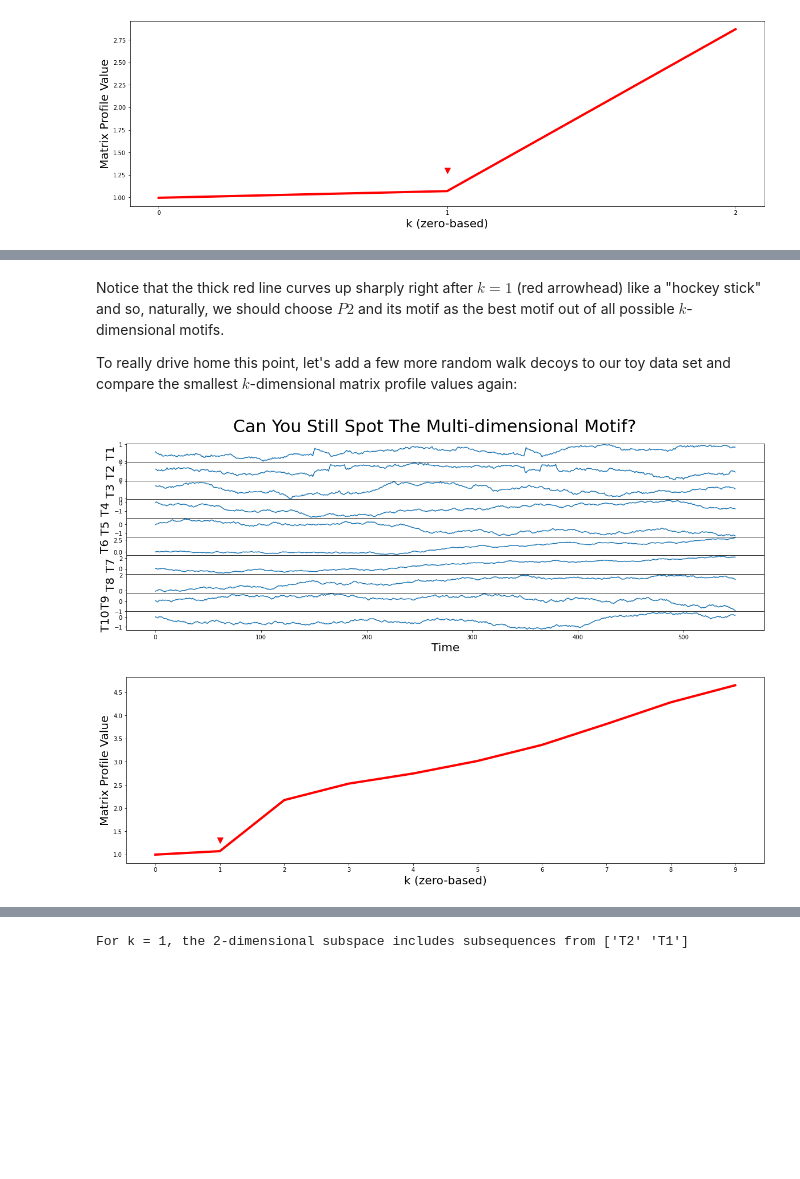
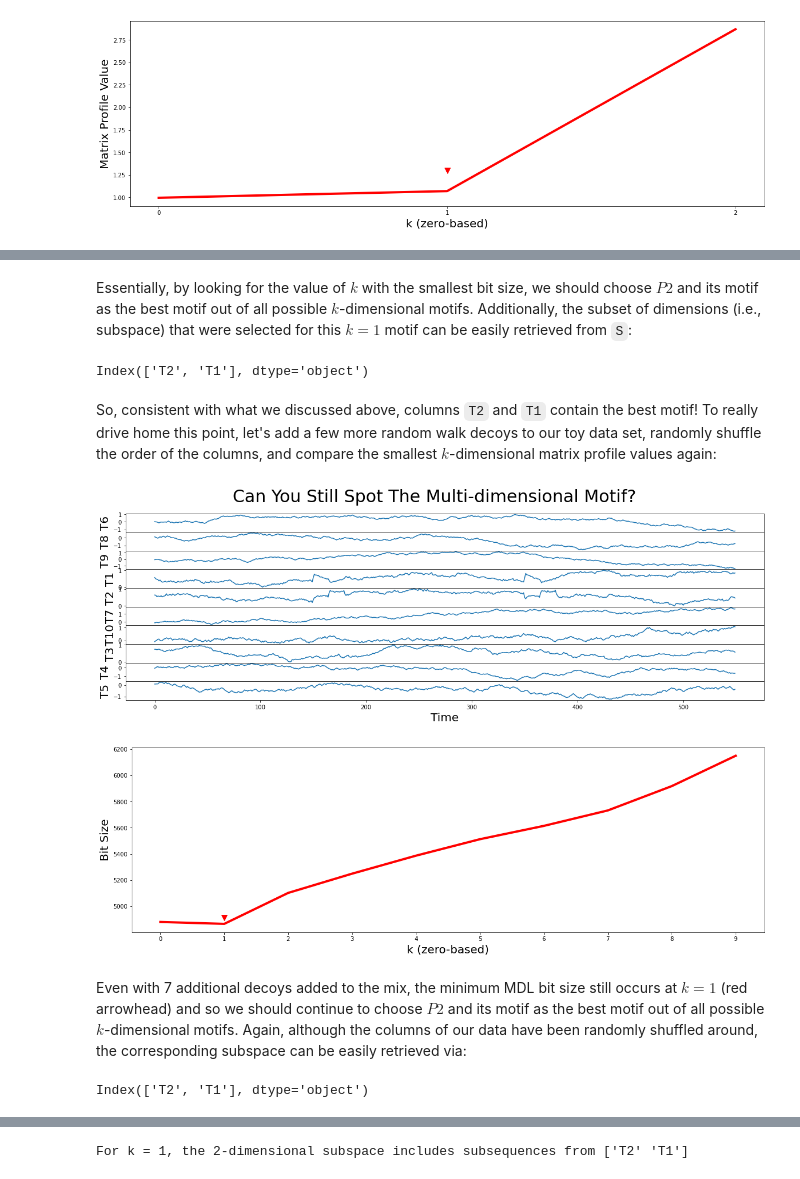
Before and after one commit to bcExpt-1123/Stumpy-python, a Jupyter notebook: docs/Tutorial_Multidimensional_Motif_Discovery.ipynb, the cells around one changed output, grey strips where cells are left out. Saved outputs shown, nothing was run; the diff lists cells and outputs as text; code cells hidden in the pictures; blank space fills up the shorter version.

Commit message:
Added MDL to Multidimensional Motif Disc. Tutorial

```diff
--- a/docs/Tutorial_Multidimensional_Motif_Discovery.ipynb
+++ b/docs/Tutorial_Multidimensional_Motif_Discovery.ipynb
@@ -199,31 +224,48 @@ plt.show()
+# %% [markdown]
+Essentially, by looking for the value of $k$ with the smallest bit size, we should choose $P2$ and its motif as the best motif out of all possible $k$-dimensional motifs. Additionally, the subset of dimensions (i.e., subspace) that were selected for this $k = 1$ motif can be easily retrieved from `S`:
+# %%
+k = np.argmin(mdl)
+print(df.columns[S[k]])
+# %% [output]
+Index(['T2', 'T1'], dtype='object')
 # %% [markdown]
-Notice that the thick red line curves up sharply right after $k = 1$ (red arrowhead) like a "hockey stick" and so, naturally, we should choose $P2$ and its motif as the best motif out of all possible $k$-dimensional motifs.
-
-To really drive home this point, let's add a few more random walk decoys to our toy data set and compare the smallest $k$-dimensional matrix profile values again:
+So, consistent with what we discussed above, columns `T2` and `T1` contain the best motif! To really drive home this point, let's add a few more random walk decoys to our toy data set, randomly shuffle the order of the columns, and compare the smallest $k$-dimensional matrix profile values again:
 # %%
 for i in range(4, 11):
     df[f'T{i}'] = np.random.uniform(0.1, -0.1, size=df.shape[0]).cumsum()
 
+df = df.sample(frac=1, axis="columns")  # Randomly shuffle the columns
+
 fig, axs = plt.subplots(df.shape[1], sharex=True, gridspec_kw={'hspace': 0})
 plt.suptitle('Can You Still Spot The Multi-dimensional Motif?', fontsize='30')
 
-for i in range(df.shape[1]):
-    axs[i].set_ylabel(f'T{i + 1}', fontsize='20')
+for i, colname in enumerate(df.columns):
+    axs[i].set_ylabel(colname, fontsize='20')
     axs[i].set_xlabel('Time', fontsize ='20')
-    axs[i].plot(df[f'T{i + 1}'])
+    axs[i].plot(df[colname])
 
 plt.show()
 # %% [output]
-[figure, old version]
+[figure, new version]
 # %%
 mps, indices = stumpy.mstump(df, m)
-motifs_idx = np.argsort(mps, axis=1)[:, :2]
-plt.plot(mps[range(mps.shape[0]), motifs_idx[:, 0]], c='red', linewidth='4')
+motifs_idx = np.argsort(mps, axis=1)[:, 0]
+nn_idx = indices[np.arange(len(motifs_idx)), motifs_idx]
+mdl, S = stumpy.mdl(df, m, motifs_idx, nn_idx)
+k = np.argmin(mdl)
+plt.plot(np.arange(len(mdl)), mdl, c='red', linewidth='4')
 plt.xlabel('k (zero-based)', fontsize='20')
-plt.ylabel('Matrix Profile Value', fontsize='20')
+plt.ylabel('Bit Size', fontsize='20')
 plt.xticks(range(mps.shape[0]))
-plt.plot(1, 1.3, marker="v", markersize=10, color='red')
+plt.plot(k, 1.01 * mdl[k], marker="v", markersize=10, color='red')
 plt.show()
 # %% [output]
-[figure, old version]
+[figure, new version]
+# %% [markdown]
+Even with 7 additional decoys added to the mix, the minimum MDL bit size still occurs at $k = 1$ (red arrowhead) and so we should continue to choose $P2$ and its motif as the best motif out of all possible $k$-dimensional motifs. Again, although the columns of our data have been randomly shuffled around, the corresponding subspace can be easily retrieved via:
+# %%
+k = np.argmin(mdl)
+print(df.columns[S[k]])
+# %% [output]
+Index(['T2', 'T1'], dtype='object')
 # %% [markdown]
```
Also changed, not shown: parts of 14 cells of this notebook, 2 other files.
